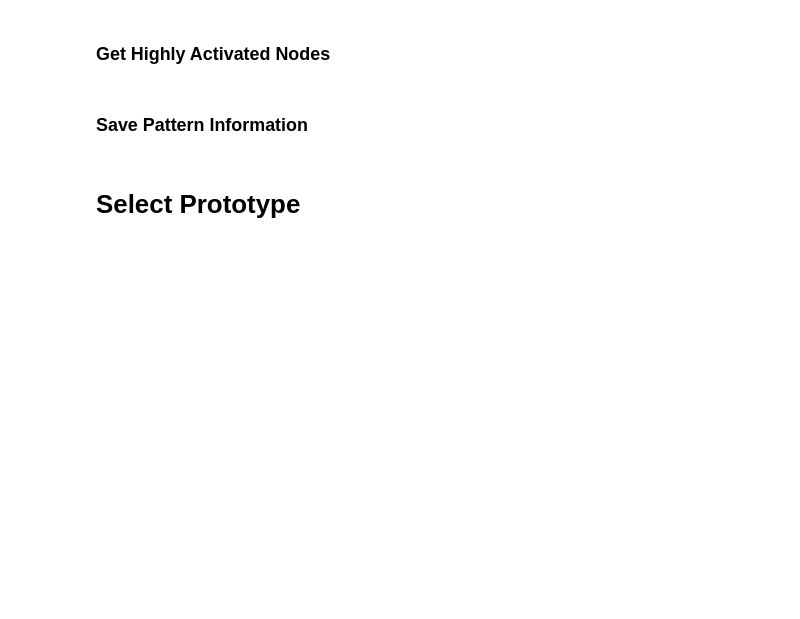
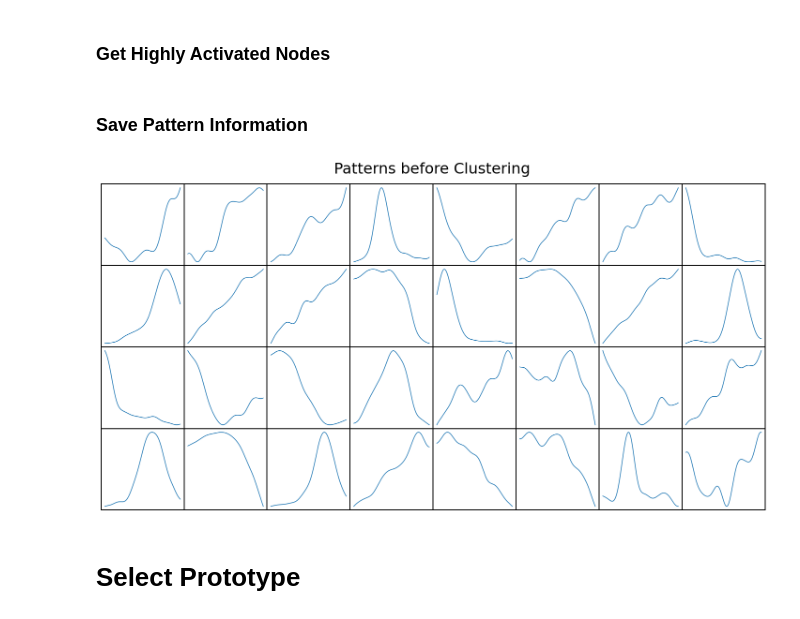
Before and after one commit to kirarenctaon/PTAP, a Jupyter notebook: PTAP_tutorial_keras.ipynb, the cells around one changed output. Saved outputs shown, nothing was run; the diff lists cells and outputs as text; code cells hidden in the pictures; blank space fills up the shorter version.

```diff
--- a/PTAP_tutorial_keras.ipynb
+++ b/PTAP_tutorial_keras.ipynb
@@ -220,6 +212,30 @@ for d_idx, output_c, p_xs in zip(data_idx, output_channel, pattern_xs):
             pattern_id += 1
 # %%
 # np.save("activated_subsequences_StarLightCurves.npy", TAP)
+# %%
+subsequences = np.array([x['pattern_ys'] for x in TAP])
+display_n = 32
+
+row = int((displya_n-1)/16)+1
+column = 8
+
+fig = plt.figure(figsize=(20,row*2.5))
+gs = gridspec.GridSpec(row,column)
+gs.update(wspace=0, hspace=0)
+
+samples = np.random.choice(len(subsequences), display_n, replace=False)
+for i, n in enumerate(samples):
+    ax = plt.subplot(gs[i])
+    ax.plot(subsequences[n])
+    ax.set_xticks([])
+    ax.set_yticks([])
+    plt.setp(ax.spines.values(), linewidth=2)
+
+plt.tight_layout()
+plt.suptitle("Patterns before Clustering", y=1.05, fontsize=32)
+plt.show()
+# %% [output]
+[figure, added]
 # %% [markdown]
 # Select Prototype
 # %%
```
Also changed, not shown: parts of 5 cells of this notebook.
